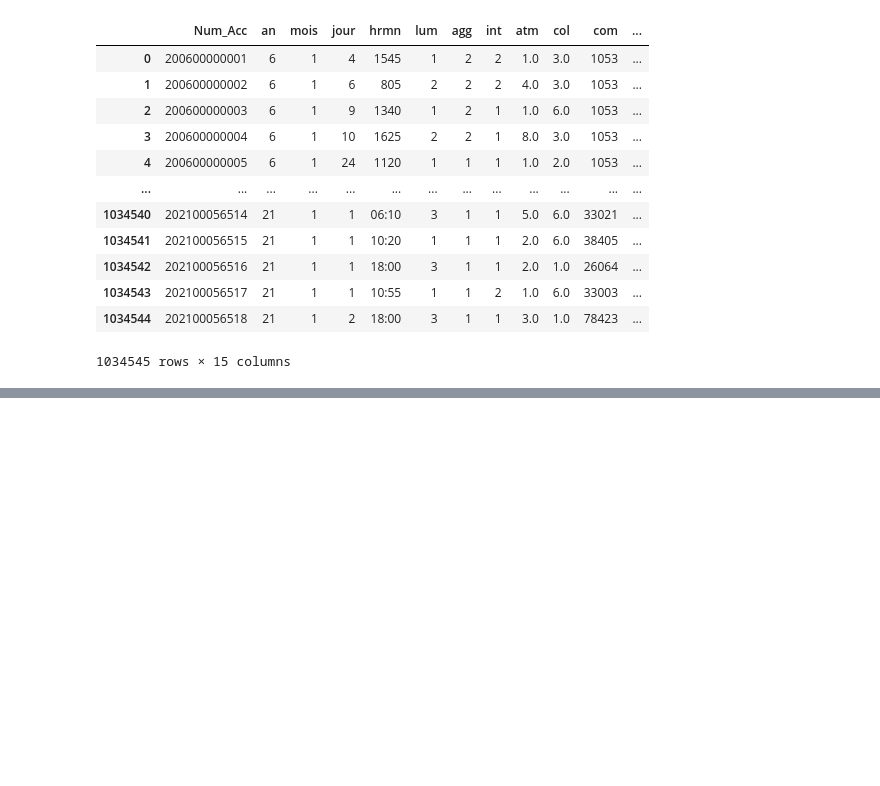
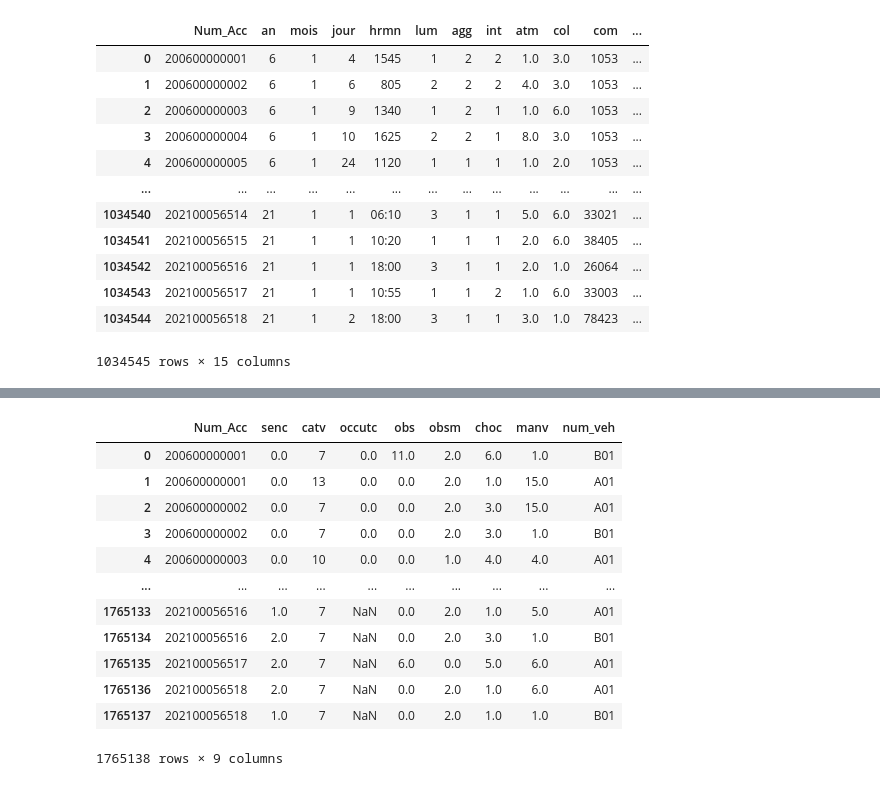
Before and after one commit to itasli/accidents-circulation-routiere, a Jupyter notebook: csv_clean.ipynb, the cells around one changed output, grey strips where cells are left out. Saved outputs shown, nothing was run; the diff lists cells and outputs as text; code cells hidden in the pictures; blank space fills up the shorter version.

```diff
--- a/csv_clean.ipynb
+++ b/csv_clean.ipynb
@@ -75,0 +161,35 @@ df
+# %%
+for i in range(2006,2022):
+    if i >= 2019:
+        delimiter = ";"
+    else:
+        delimiter = ","
+
+    df = pd.read_csv(f'./accidents/vehicules_{i}.csv', delimiter=delimiter)
+
+    if i>=2019:
+        # drop id_vehicule and motor
+        df.drop(['id_vehicule', 'motor'], axis=1, inplace=True)
+
+    #reorder columns : Num_Acc,senc,catv,occutc,obs,obsm,choc,manv,num_veh
+    df = df[['Num_Acc', 'senc', 'catv', 'occutc', 'obs', 'obsm', 'choc', 'manv', 'num_veh']]
+
+    df.to_csv(f'./accidents2/vehicules_{i}.csv', index=False)
+# %%
+# open all csv in accidents2 folder and concat them
+df = pd.concat([pd.read_csv(f'./accidents2/vehicules_{i}.csv') for i in range(2006,2022)], ignore_index=True)
+df
+# %% [output]
+|  | Num_Acc | senc | catv | occutc | obs | obsm | choc | manv | num_veh |
+| 0 | 200600000001 | 0.0 | 7 | 0.0 | 11.0 | 2.0 | 6.0 | 1.0 | B01 |
+| 1 | 200600000001 | 0.0 | 13 | 0.0 | 0.0 | 2.0 | 1.0 | 15.0 | A01 |
+| 2 | 200600000002 | 0.0 | 7 | 0.0 | 0.0 | 2.0 | 3.0 | 15.0 | A01 |
+| 3 | 200600000002 | 0.0 | 7 | 0.0 | 0.0 | 2.0 | 3.0 | 1.0 | B01 |
+| 4 | 200600000003 | 0.0 | 10 | 0.0 | 0.0 | 1.0 | 4.0 | 4.0 | A01 |
+| ... | ... | ... | ... | ... | ... | ... | ... | ... | ... |
+| 1765133 | 202100056516 | 1.0 | 7 | NaN | 0.0 | 2.0 | 1.0 | 5.0 | A01 |
+| 1765134 | 202100056516 | 2.0 | 7 | NaN | 0.0 | 2.0 | 3.0 | 1.0 | B01 |
+| 1765135 | 202100056517 | 2.0 | 7 | NaN | 6.0 | 0.0 | 5.0 | 6.0 | A01 |
+| 1765136 | 202100056518 | 2.0 | 7 | NaN | 0.0 | 2.0 | 1.0 | 6.0 | A01 |
+| 1765137 | 202100056518 | 1.0 | 7 | NaN | 0.0 | 2.0 | 1.0 | 1.0 | B01 |
+1765138 rows × 9 columns
```
Also changed, not shown: parts of 7 cells of this notebook.
